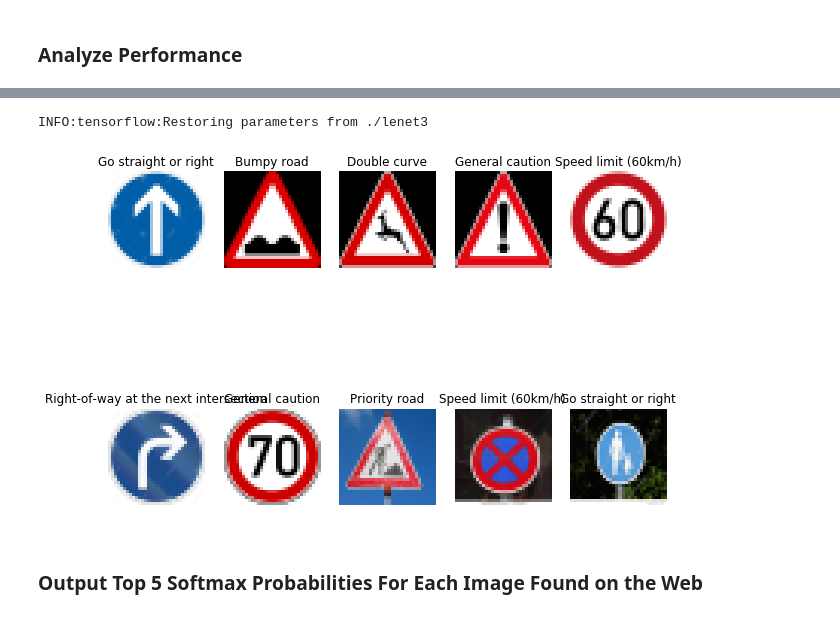
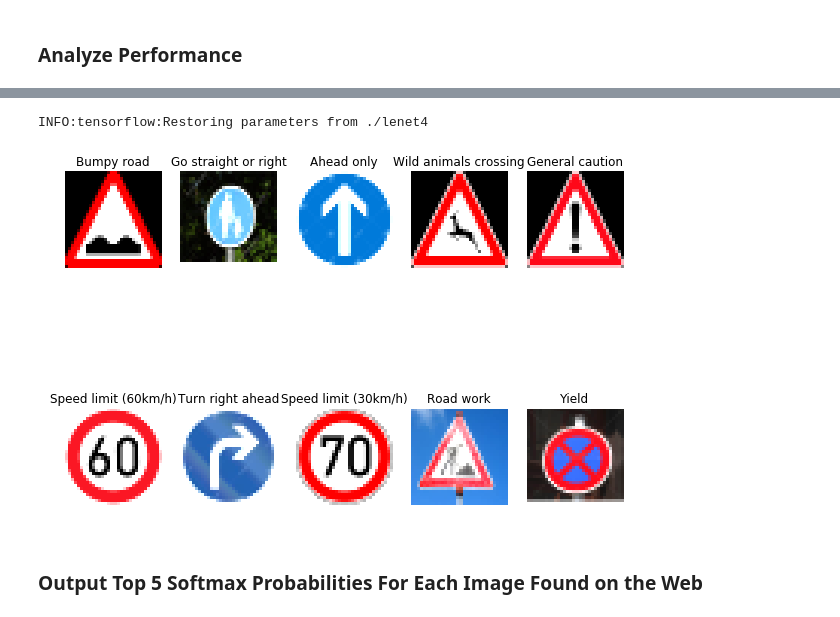
Before and after one commit to RayMick/CarND-Traffic-Sign-Classifier-Project, a Jupyter notebook: Traffic_Sign_Classifier.ipynb, the cells around one changed output, grey strips where cells are left out. Saved outputs shown, nothing was run; the diff lists cells and outputs as text; code cells hidden in the pictures.

```diff
--- a/Traffic_Sign_Classifier.ipynb
+++ b/Traffic_Sign_Classifier.ipynb
@@ -471,7 +471,7 @@ print(X_train_gray.shape)
 ### Feel free to use as many code cells as needed.
 import tensorflow as tf
 
-EPOCHS = 50
+EPOCHS = 28
 BATCH_SIZE = 64
 
 
@@ -596,7 +596,7 @@ with tf.Session() as sess:
         print("Validation Accuracy = {:.3f}".format(validation_accuracy))
         print()
 
-    saver.save(sess, './lenet3')
+    saver.save(sess, './lenet4')
     print("Model saved")
 # %% [output]
 Training...
@@ -631,8 +631,8 @@ You may find `signnames.csv` useful as it contains mappings from the class id (i
 ### Feel free to use as many code cells as needed.
 with tf.Session() as sess:
     sess.run(tf.global_variables_initializer())
-    saver2 = tf.train.import_meta_graph('./lenet3.meta')
-    saver2.restore(sess, "./lenet3")
+    saver2 = tf.train.import_meta_graph('./lenet4.meta')
+    saver2.restore(sess, "./lenet4")
     test_accuracy = evaluate(X_test_gray, y_test)
     print("Testing Accuracy = {:.3f}".format(test_accuracy))
 # %% [output]
@@ -697,35 +779,38 @@ plt.show()
 # %%
 def test_net(X_data, sess):
     pred_sign = sess.run(tf.argmax(logits, 1), feed_dict={x: X_data, keep_prob: 1.0})
     return pred_sign
 
+'''
 X_test_data=np.uint8(np.zeros((10,32,32,1)))
 # Need to apply the same transformation/pre-processing as the training data
 for i in range(10):
     img=test_img[i]
     img_gray = 0.299 * img[:, :, 0] + 0.587 * img[:, :, 1] + 0.114 * img[:, :, 2]
     img_norm_gray = (img_gray / 255.).astype(np.float32)
     img_expo_norm_gray = exposure.equalize_adapthist(img_norm_gray).reshape(32,32,1)
     X_test_data[i]=img_expo_norm_gray
 
 #X_test_data = X_test_data.reshape((-1, 32, 32, 3)).astype(np.float32)
 X_test_data = X_test_data.astype(np.float32)
+'''
+X_test_data = gray_img_list
 
 with tf.Session() as sess:
-    saver.restore(sess, './lenet3')
+    saver.restore(sess, './lenet4')
     signs_classes=test_net(X_test_data, sess)
 
 
 plt.figure(figsize=(10, 8))
 for i in range(10):
     plt.subplot(2, 5, i+1)
     plt.imshow(test_img[i])
     plt.title(signs_class[signs_classes[i]])
     plt.axis('off')
 plt.show()
 # %% [output]
-INFO:tensorflow:Restoring parameters from ./lenet3
+INFO:tensorflow:Restoring parameters from ./lenet4
-[figure, old version]
+[figure, new version]
 # %% [markdown]
 ### Output Top 5 Softmax Probabilities For Each Image Found on the Web
 # %% [markdown]
```
Also changed, not shown: parts of 4 cells of this notebook, 3 other files.
